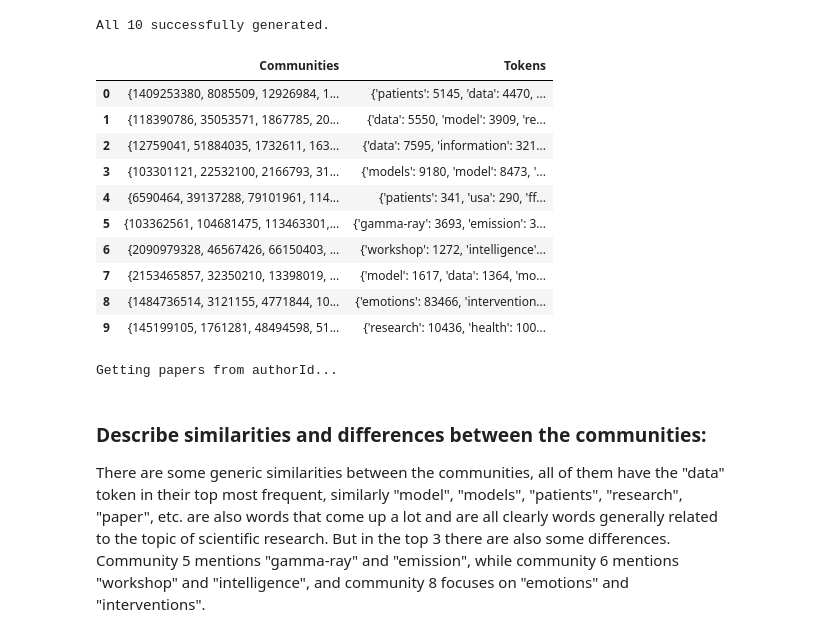
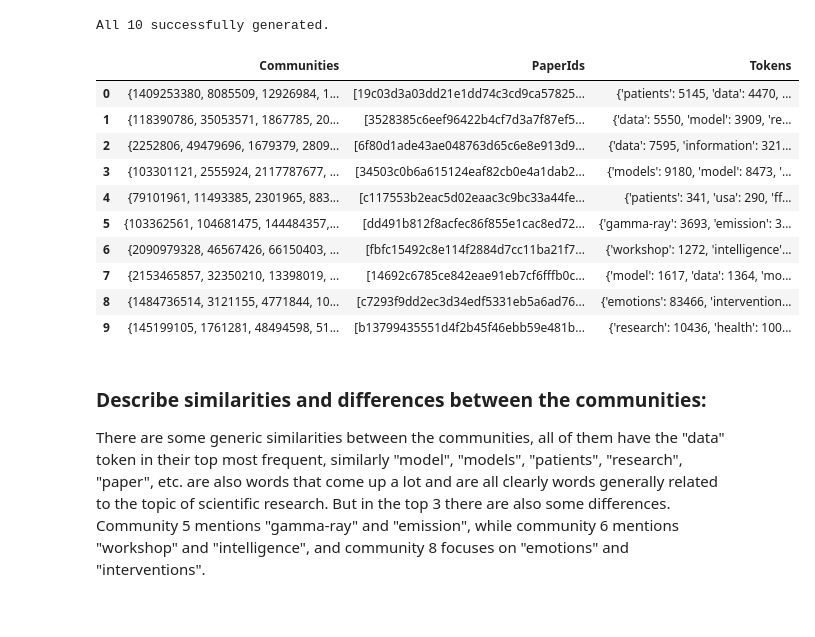
Before and after one commit to FabianScott/ComSoc, a Jupyter notebook: Assignment2/Exercise4.ipynb, the cells around one changed output. Saved outputs shown, nothing was run; the diff lists cells and outputs as text; code cells hidden in the pictures.

```diff
--- a/Assignment2/Exercise4.ipynb
+++ b/Assignment2/Exercise4.ipynb
@@ -103,24 +104,20 @@ top_communities_tokens_uniquecount = [dict(sorter(zipped_unique(i))) for i in to
 tokens_df = pd.DataFrame({"Communities": top_communities, "PaperIds": top_communities_papers, "Tokens": top_communities_tokens_uniquecount})
 # tokens_df.to_csv("BigData/top_community_tokens.csv")
 # %%
-tokens_df = pd.read_csv("BigData/top_community_tokens.csv", index_col=0, converters={"Tokens": literal_eval})
+tokens_df = pd.read_csv("BigData/top_community_tokens.csv", index_col=0, converters={"Communities": literal_eval, "PaperIds": literal_eval, "Tokens": literal_eval})
 tokens_df
 # %% [output]
-|  | Communities | Tokens |
-| 0 | {1409253380, 8085509, 12926984, 1... | {'patients': 5145, 'data': 4470, ... |
-| 1 | {118390786, 35053571, 1867785, 20... | {'data': 5550, 'model': 3909, 're... |
-| 2 | {12759041, 51884035, 1732611, 163... | {'data': 7595, 'information': 321... |
-| 3 | {103301121, 22532100, 2166793, 31... | {'models': 9180, 'model': 8473, '... |
-| 4 | {6590464, 39137288, 79101961, 114... | {'patients': 341, 'usa': 290, 'ff... |
-| 5 | {103362561, 104681475, 113463301,... | {'gamma-ray': 3693, 'emission': 3... |
-| 6 | {2090979328, 46567426, 66150403, ... | {'workshop': 1272, 'intelligence'... |
-| 7 | {2153465857, 32350210, 13398019, ... | {'model': 1617, 'data': 1364, 'mo... |
-| 8 | {1484736514, 3121155, 4771844, 10... | {'emotions': 83466, 'intervention... |
-| 9 | {145199105, 1761281, 48494598, 51... | {'research': 10436, 'health': 100... |
+|  | Communities | PaperIds | Tokens |
+| 0 | {1409253380, 8085509, 12926984, 1... | [19c03d3a03dd21e1dd74c3cd9ca57825... | {'patients': 5145, 'data': 4470, ... |
+| 1 | {118390786, 35053571, 1867785, 20... | [3528385c6eef96422b4cf7d3a7f87ef5... | {'data': 5550, 'model': 3909, 're... |
+| 2 | {2252806, 49479696, 1679379, 2809... | [6f80d1ade43ae048763d65c6e8e913d9... | {'data': 7595, 'information': 321... |
+| 3 | {103301121, 2555924, 2117787677, ... | [34503c0b6a615124eaf82cb0e4a1dab2... | {'models': 9180, 'model': 8473, '... |
+| 4 | {79101961, 11493385, 2301965, 883... | [c117553b2eac5d02eaac3c9bc33a44fe... | {'patients': 341, 'usa': 290, 'ff... |
+| 5 | {103362561, 104681475, 144484357,... | [dd491b812f8acfec86f855e1cac8ed72... | {'gamma-ray': 3693, 'emission': 3... |
+| 6 | {2090979328, 46567426, 66150403, ... | [fbfc15492c8e114f2884d7cc11ba21f7... | {'workshop': 1272, 'intelligence'... |
+| 7 | {2153465857, 32350210, 13398019, ... | [14692c6785ce842eae91eb7cf6fffb0c... | {'model': 1617, 'data': 1364, 'mo... |
+| 8 | {1484736514, 3121155, 4771844, 10... | [c7293f9dd2ec3d34edf5331eb5a6ad76... | {'emotions': 83466, 'intervention... |
+| 9 | {145199105, 1761281, 48494598, 51... | [b13799435551d4f2b45f46ebb59e481b... | {'research': 10436, 'health': 100... |
-# %%
-[get_papers_to_check(list(community)) for community in tokens_df["Communities"]]
-# %% [output]
-Getting papers from authorId...
 # %% [markdown]
 ### Describe similarities and differences between the communities:
 There are some generic similarities between the communities, all of them have the "data" token in their top most frequent, similarly "model", "models", "patients", "research", "paper", etc. are also words that come up a lot and are all clearly words generally related to the topic of scientific research. But in the top 3 there are also some differences. Community 5 mentions "gamma-ray" and "emission", while community 6
```
Also changed, not shown: parts of 15 cells of this notebook.
